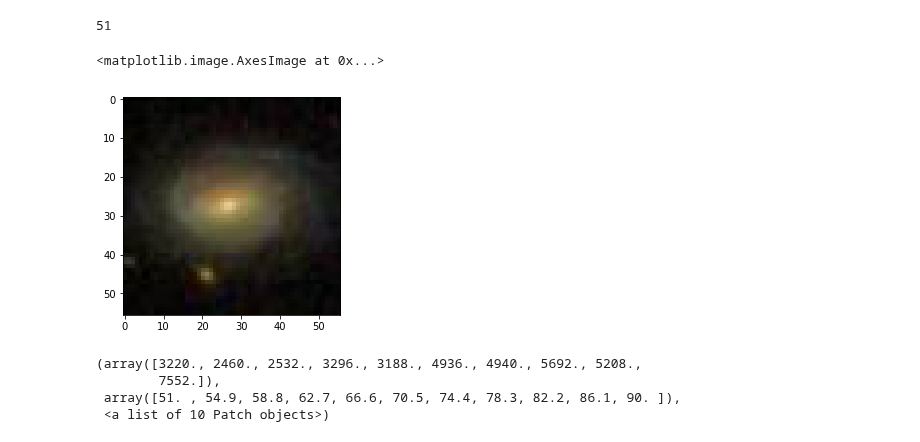
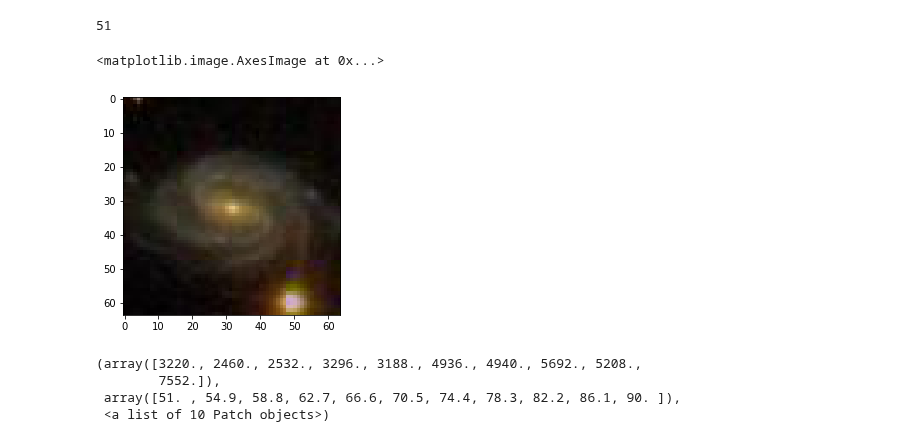
Before and after one commit to ekourkchi/incNET-data, a Jupyter notebook: CNN_inc_CGG6_classify.ipynb, the cells around one changed output. Drawn from its saved outputs; the diff is of its cells as text; code cells hidden in the pictures.

```diff
--- a/CNN_inc_CGG6_classify.ipynb
+++ b/CNN_inc_CGG6_classify.ipynb
@@ -20,18 +20,18 @@ import random
 # from google.colab import drive
 # drive.mount('/content/drive')
 # %%
-data = np.load('/content/drive/My Drive/data_56x56.npz')
+data = np.load('/content/drive/My Drive/data_64x64.npz')
 images_ = data['images']
 labels_ = data['labels']
 data.close()
 # %%
-i = 53
+i = 750
 print labels_[1][i]
 plt.imshow(images_[i])
 # %% [output]
 51
 <matplotlib.image.AxesImage at 0x...>
-[figure, old version]
+[figure, new version]
 # %%
 plt.hist(labels_[1][labels_[1]>50])
 # %% [output]
```
Also changed, not shown: parts of 10 cells of this notebook.
